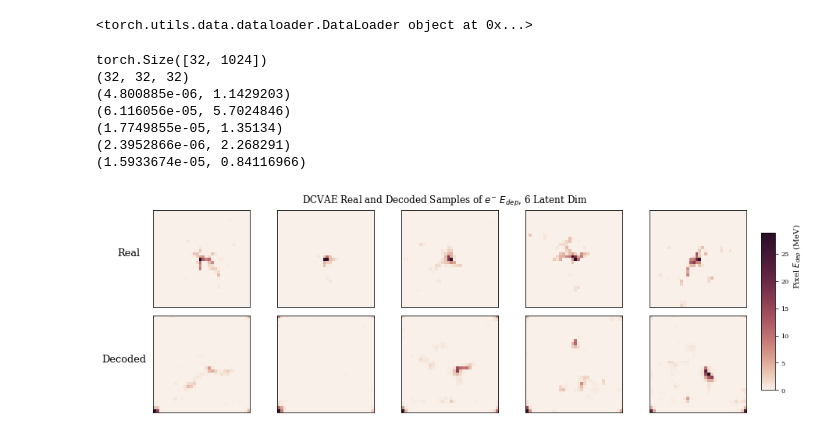
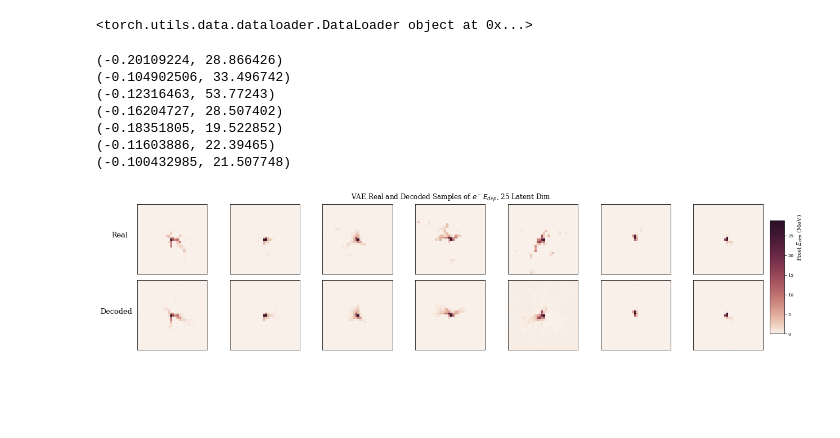
Before and after one commit to malbergo/GenerativeElectronGun, a Jupyter notebook: VAEElectronGun.ipynb, the cells around one changed output. Cells and saved outputs as stored; diff of their text form; code cells hidden in the pictures; blank space fills up the shorter version.

```diff
--- a/VAEElectronGun.ipynb
+++ b/VAEElectronGun.ipynb
@@ -48,17 +46,18 @@ The autoreload extension is already loaded. To reload it, use:
 
 torch.manual_seed(423312)
 imageSize = 32
-batchSize = 32
+batchSize = 64
 manualSeed = 25
 ngpu = 1
 mydir=None # will be updated before the run
-norm_scale = 'unif'
+norm_scale = 'none'
 epoch=0 #will be updated during the run
 num_epochs = 30
 nc =1
 ndf = 64
 ngf = 64
-nz = 256
+zdim = 25
+log_interval = 100
 # %%
 if manualSeed is None:
     manualSeed = random.randint(1, 10000)
@@ -128,7 +127,7 @@ def to_img(x, norm_scale = norm_scale, scale = scale, imageSize=imageSize):
 
     return x
 
-def plot_reconstructions(model, save_dir=None, epoch = epoch, n_events = num_epochs, latent_dim = nz, conv=True, simple=False, n=4, norm_scale = norm_scale, batchSize = batchSize, scale = scale):
+def plot_reconstructions(model, save_dir=None, epoch = epoch, latent_dim = zdim, conv=False, simple=False, n=4, imageSize=imageSize, norm_scale = norm_scale, batchSize = batchSize, scale = scale):
     """
     Plot 10 reconstructions from the test set. The top row is the original
     digits, the bottom is the decoder reconstruction.
@@ -138,19 +137,20 @@ def plot_reconstructions(model, save_dir=None, epoch = epoch, n_events = num_epo
     #print(data[0].shape)
     #print norm_scale
     if not conv:
-        data = data.view([-1, 4096])
+        data = data[0].view([-1, 1024])
     #data = Variable(data, volatile=True)
-    true_imgs = data[0]
-    encoded_imgs = model.encoder(data[0].to(device))
-    print encoded_imgs.shape
-    if simple:
-        encoded_imgs = F.relu(encoded_imgs)
-    #print(encoded_imgs)
-    decoded_imgs = model.decoder(encoded_imgs)
+    true_imgs = data
+    #print true_imgs.shape
+    decoded_imgs, _, _ = model.forward(data.to(device))
+    #print encoded_imgs.shape
+    #if simple:
+    #    encoded_imgs = F.relu(encoded_imgs)
+    #print(encoded_imgs.shape)
+    #decoded_imgs = model.forward(encoded_imgs)
     #print(decoded_imgs)
     true_imgs = to_img(true_imgs, norm_scale = norm_scale,  scale = scale)
     decoded_imgs = to_img(decoded_imgs, norm_scale = norm_scale, scale = scale)
-    print(decoded_imgs.shape)
+    #print(decoded_imgs.shape)
 
     rowsize = n * 2.5
     columnsize = 4
@@ -177,7 +177,7 @@ def plot_reconstructions(model, save_dir=None, epoch = epoch, n_events = num_epo
         # display reconstruction
         ax = plt.subplot(2, n, i + 1 + n)
         plt.imshow(decoded_imgs[i], cmap=cmap)
-        print(decoded_imgs[i].min(), decoded_imgs[i][0].max())
+        print(decoded_imgs[i].min(), decoded_imgs[i].max())
         if i == 0:
             ax.set_ylabel("Decoded", rotation  = 0, fontsize = 13)
             ax.yaxis.set_label_coords(-.3,0.5)
@@ -193,12 +193,12 @@ def plot_reconstructions(model, save_dir=None, epoch = epoch, n_events = num_epo
     cbar = fig.colorbar(im, cax=cbar_ax)
     cbar.set_label(r'Pixel $E_{dep}$ (MeV)', y=0.85)
     fig.subplots_adjust(wspace=-0.185, hspace=0.09)
-    fig.suptitle(r"DCVAE Real and Decoded Samples of $e^{-}$ $E_{dep}$, "+ str(latent_dim) + " Latent Dim ", x=0.52, y = 1.02)
+    fig.suptitle(r"VAE Real and Decoded Samples of $e^{-}$ $E_{dep}$, "+ str(latent_dim) + " Latent Dim ", x=0.52, y = 1.02)
 
     if save_dir != None:
         #learning_rate = '%.0E' % Decimal(lr)
 
-        filename = "DCVAE_EdepFor" + str(n_events) + "Events_" + str(latent_dim) +"latentDim_"+ str(imageSize) + "x" +str(imageSize) \
+        filename = "VAE_EdepFor" + str(n) + "Events_" + str(latent_dim) +"latentDim_"+ str(imageSize) + "x" +str(imageSize) \
                             + "Image_Epoch" + str(epoch) + "_" + norm_scale + "Normalized_" + str(batchSize) + "batchSize"
 
         plt.savefig(save_dir + filename, bbox_inches='tight')
@@ -505,11 +327,11 @@ for epoch in range(epochs):
 # %%
-plot_reconstructions(model, save_dir=None, conv=True, simple=False, n=5)
+plot_reconstructions(model, save_dir=mydir, conv=False, simple=False, n=7, epoch = epoch)
 # %% [output]
-torch.Size([32, 1024])
-(32, 32, 32)
-(4.800885e-06, 1.1429203)
-(6.116056e-05, 5.7024846)
-(1.7749855e-05, 1.35134)
-(2.3952866e-06, 2.268291)
-(1.5933674e-05, 0.84116966)
+(-0.20109224, 28.866426)
+(-0.104902506, 33.496742)
+(-0.12316463, 53.77243)
+(-0.16204727, 28.507402)
+(-0.18351805, 19.522852)
+(-0.11603886, 22.39465)
+(-0.100432985, 21.507748)
-[figure, old version]
+[figure, new version]
```
Also changed, not shown: parts of 14 cells of this notebook.
